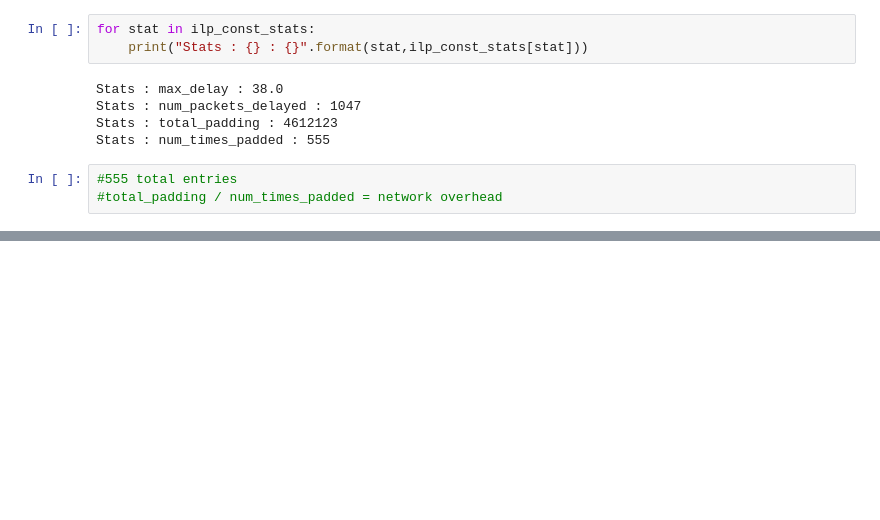
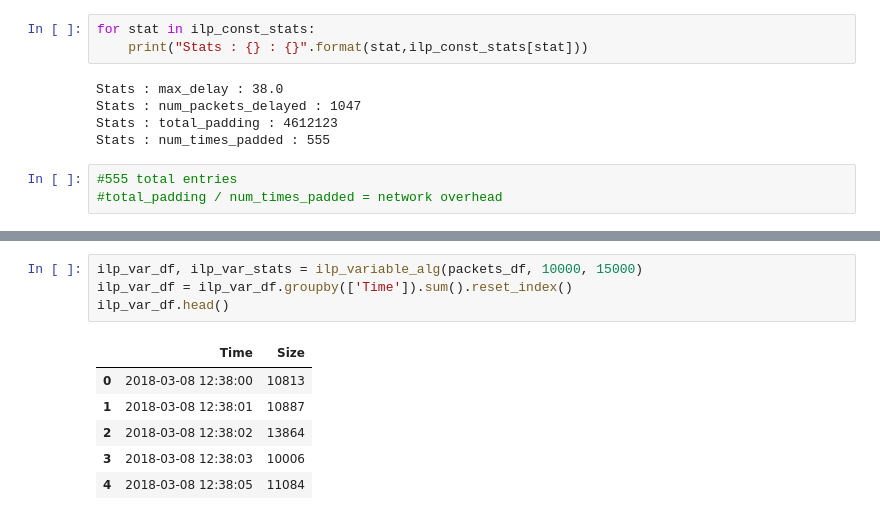
Before and after one commit to ayanpatel/iot-sec, a Jupyter notebook: plotDB.ipynb, the cells around one changed output, grey strips where cells are left out. Drawn from its saved outputs; the diff is of its cells as text; blank space fills up the shorter version.

```diff
--- a/plotDB.ipynb
+++ b/plotDB.ipynb
@@ -137,0 +187,11 @@ Stats : num_times_padded : 555
+# %%
+ilp_var_df, ilp_var_stats = ilp_variable_alg(packets_df, 10000, 15000)
+ilp_var_df = ilp_var_df.groupby(['Time']).sum().reset_index()
+ilp_var_df.head()
+# %% [output]
+|  | Time | Size |
+| 0 | 2018-03-08 12:38:00 | 10813 |
+| 1 | 2018-03-08 12:38:01 | 10887 |
+| 2 | 2018-03-08 12:38:02 | 13864 |
+| 3 | 2018-03-08 12:38:03 | 10006 |
+| 4 | 2018-03-08 12:38:05 | 11084 |
```
Also changed, not shown: parts of 6 cells of this notebook.
